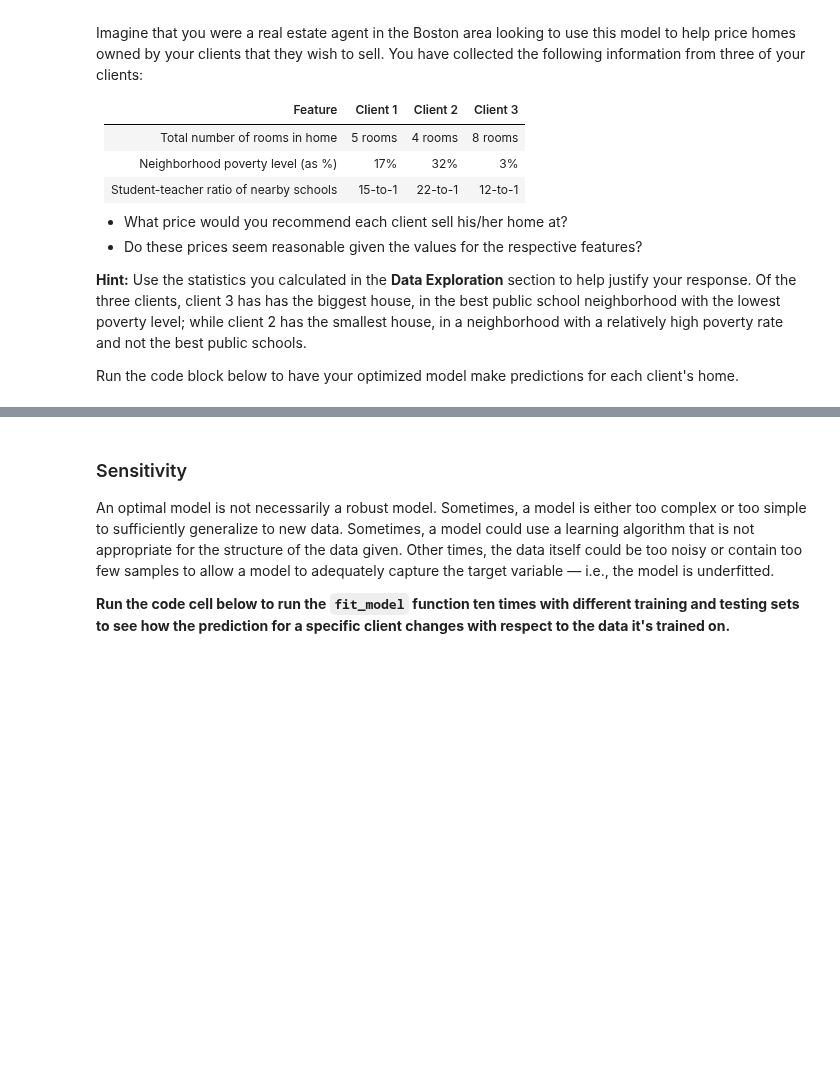
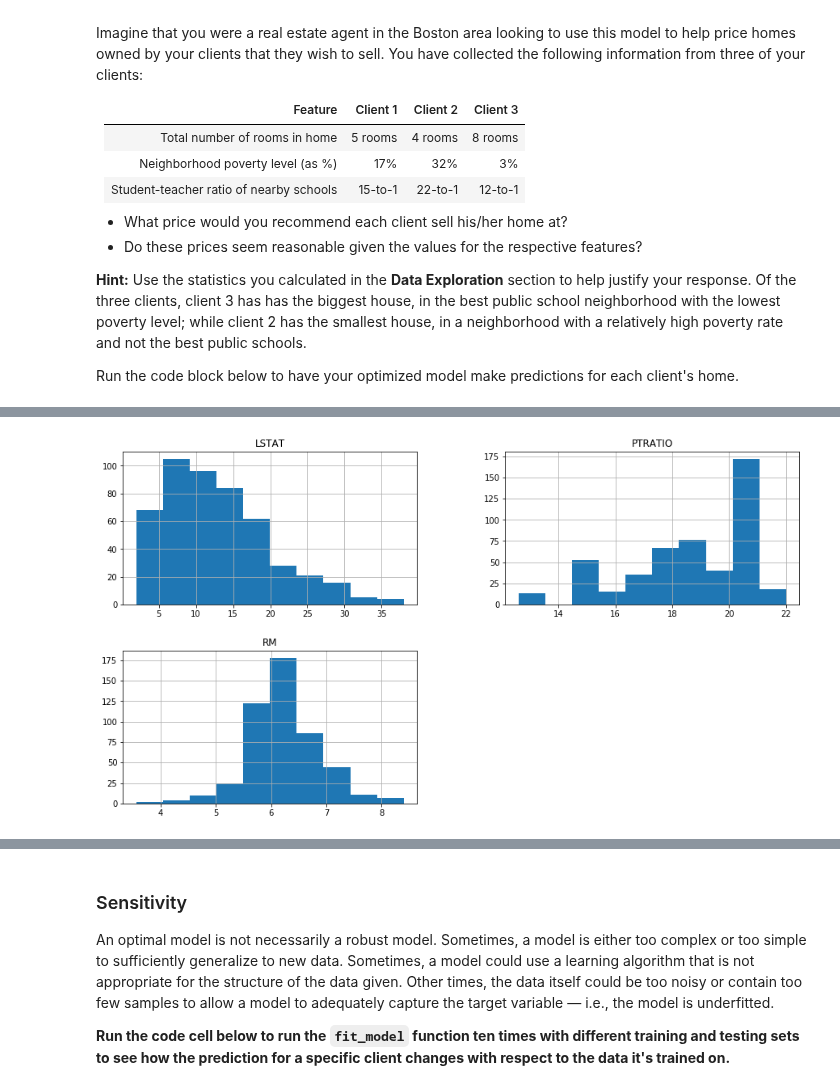
Before and after one commit to ksprashu/proj-predict-boston-housing-prices, a Jupyter notebook: boston_housing.ipynb, the cells around one changed output, grey strips where cells are left out. Saved outputs shown, nothing was run; the diff lists cells and outputs as text; code cells hidden in the pictures; blank space fills up the shorter version.

```diff
--- a/boston_housing.ipynb
+++ b/boston_housing.ipynb
@@ -332,0 +407,9 @@ for i, price in enumerate(reg.predict(client_data)):
+# %%
+import matplotlib.pyplot as plt
+import seaborn as sns
+%matplotlib inline
+
+features.head()
+features.hist(figsize=(15,8));
+# %% [output]
+[figure, added]
```
Also changed, not shown: parts of 35 cells of this notebook, 1 other file.
